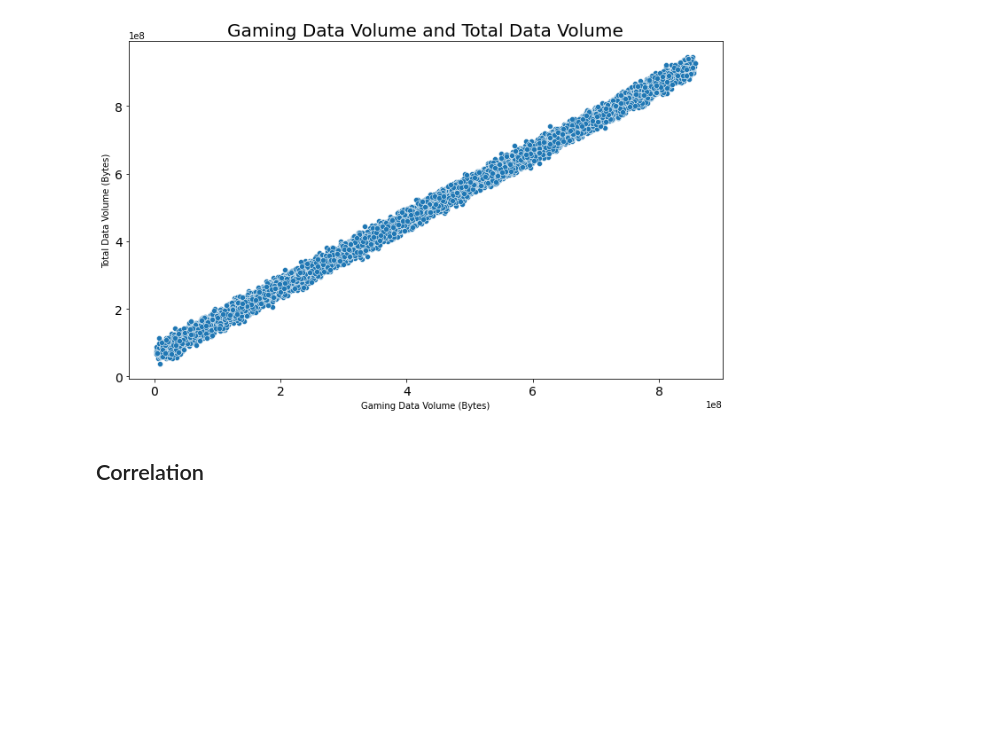
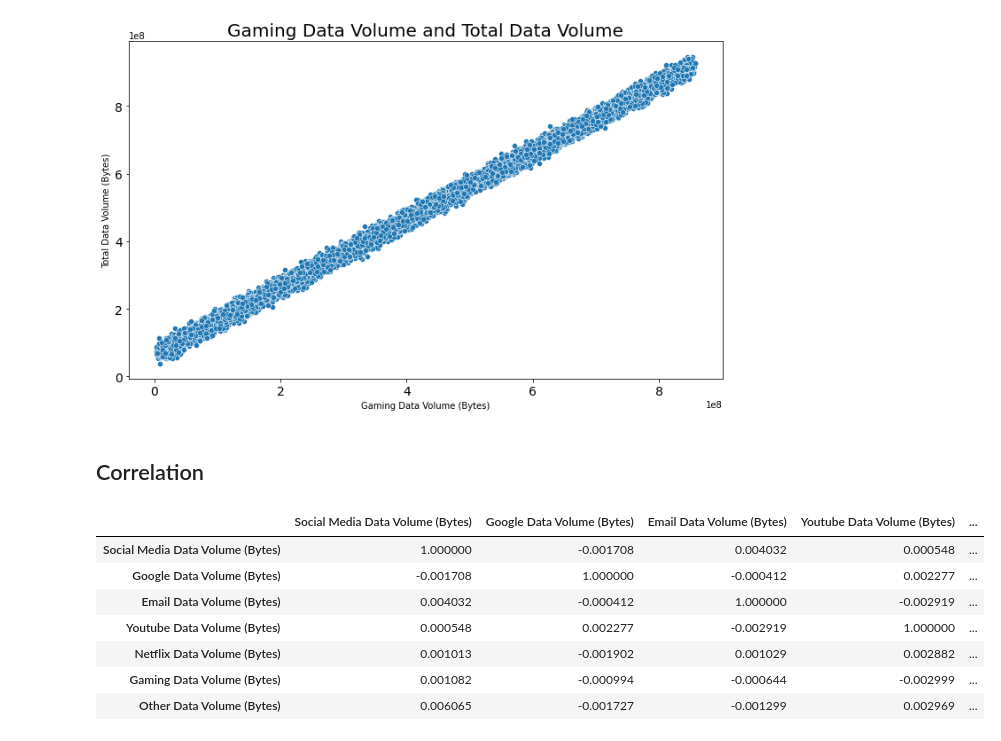
Before and after one commit to Danu-B/Telecom_Industry_User_Analytic, a Jupyter notebook: notebooks/Preprocessing_and_overview..ipynb, the cells around one changed output. Drawn from its saved outputs; the diff is of its cells as text; code cells hidden in the pictures; blank space fills up the shorter version.

```diff
--- a/notebooks/Preprocessing_and_overview..ipynb
+++ b/notebooks/Preprocessing_and_overview..ipynb
@@ -769,3 +769,19 @@ plot_scatter(db.sample(10000), 'Gaming Data Volume (Bytes)', 'Total Data Volume
 [figure]
 # %% [markdown]
 ## Correlation
+# %%
+application_cols = ['Social Media Data Volume (Bytes)', 'Google Data Volume (Bytes)', 'Email Data Volume (Bytes)',
+    'Youtube Data Volume (Bytes)', 'Netflix Data Volume (Bytes)', 'Gaming Data Volume (Bytes)',
+    'Other Data Volume (Bytes)']
+
+corr_df = db[application_cols].corr()
+corr_df
+# %% [output]
+|  | Social Media Data Volume (Bytes) | Google Data Volume (Bytes) | Email Data Volume (Bytes) | Youtube Data Volume (Bytes) | ... |
+| Social Media Data Volume (Bytes) | 1.000000 | -0.001708 | 0.004032 | 0.000548 | ... |
+| Google Data Volume (Bytes) | -0.001708 | 1.000000 | -0.000412 | 0.002277 | ... |
+| Email Data Volume (Bytes) | 0.004032 | -0.000412 | 1.000000 | -0.002919 | ... |
+| Youtube Data Volume (Bytes) | 0.000548 | 0.002277 | -0.002919 | 1.000000 | ... |
+| Netflix Data Volume (Bytes) | 0.001013 | -0.001902 | 0.001029 | 0.002882 | ... |
+| Gaming Data Volume (Bytes) | 0.001082 | -0.000994 | -0.000644 | -0.002999 | ... |
+| Other Data Volume (Bytes) | 0.006065 | -0.001727 | -0.001299 | 0.002969 | ... |
```
